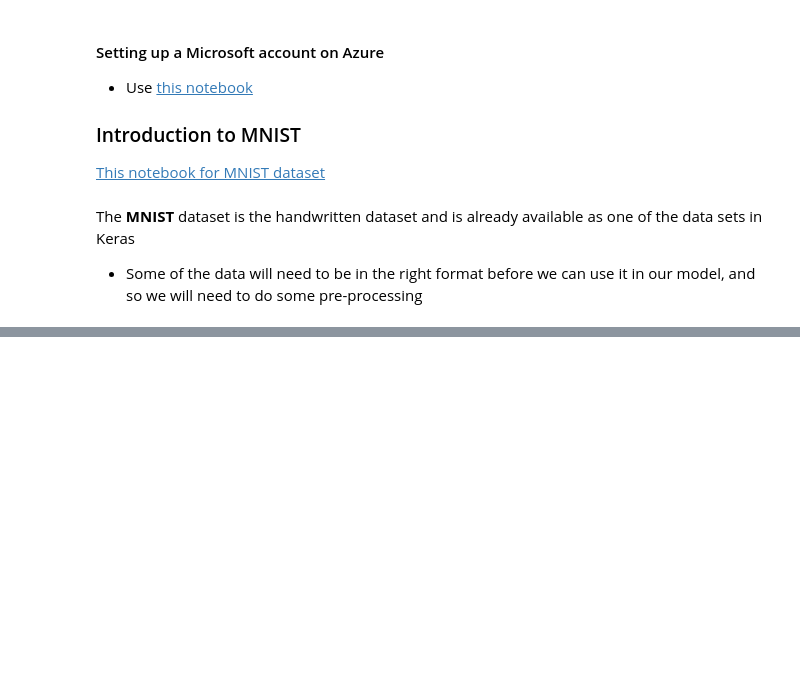
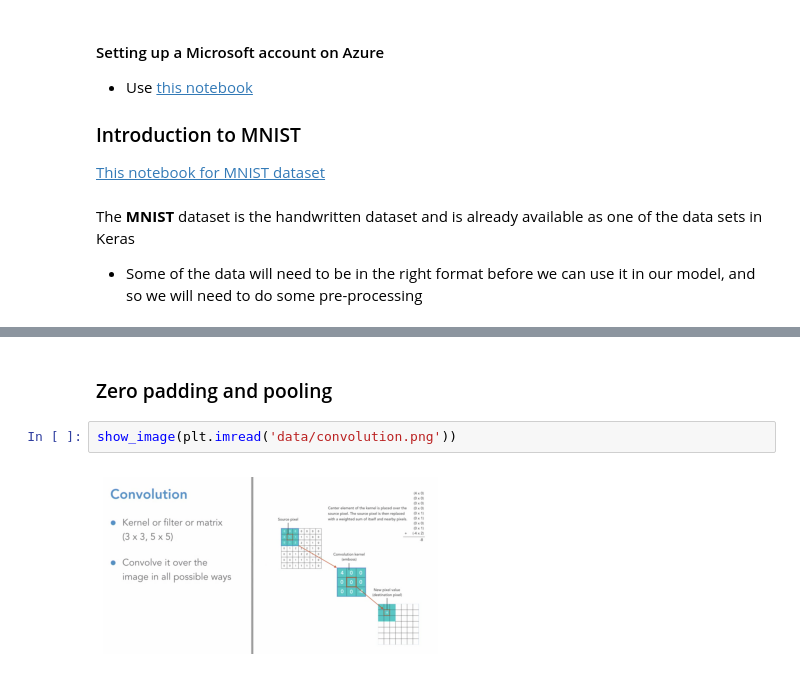
Before and after one commit to anmorgan24/Springboard, a Jupyter notebook: Notes/Neural_Networks_and_Convolutional_Neural_Networks.ipynb, the cells around one changed output, grey strips where cells are left out. Saved outputs shown, nothing was run; the diff lists cells and outputs as text; blank space fills up the shorter version.

```diff
--- a/Notes/Neural_Networks_and_Convolutional_Neural_Networks.ipynb
+++ b/Notes/Neural_Networks_and_Convolutional_Neural_Networks.ipynb
@@ -215,0 +232,6 @@ The **MNIST** dataset is the handwritten dataset and is already available as one
+# %% [markdown]
+### Zero padding and pooling
+# %%
+show_image(plt.imread('data/convolution.png'))
+# %% [output]
+[figure, added]
```
Also changed, not shown: parts of 9 cells of this notebook.
